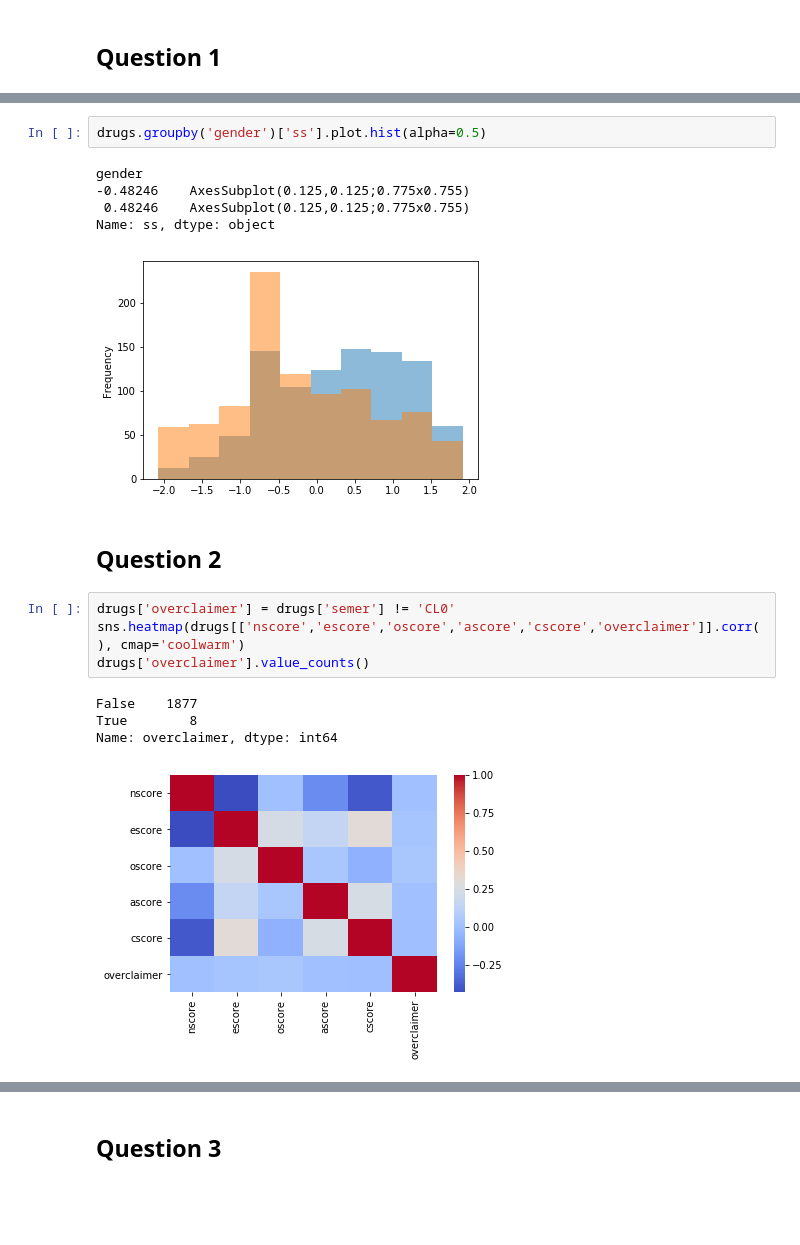
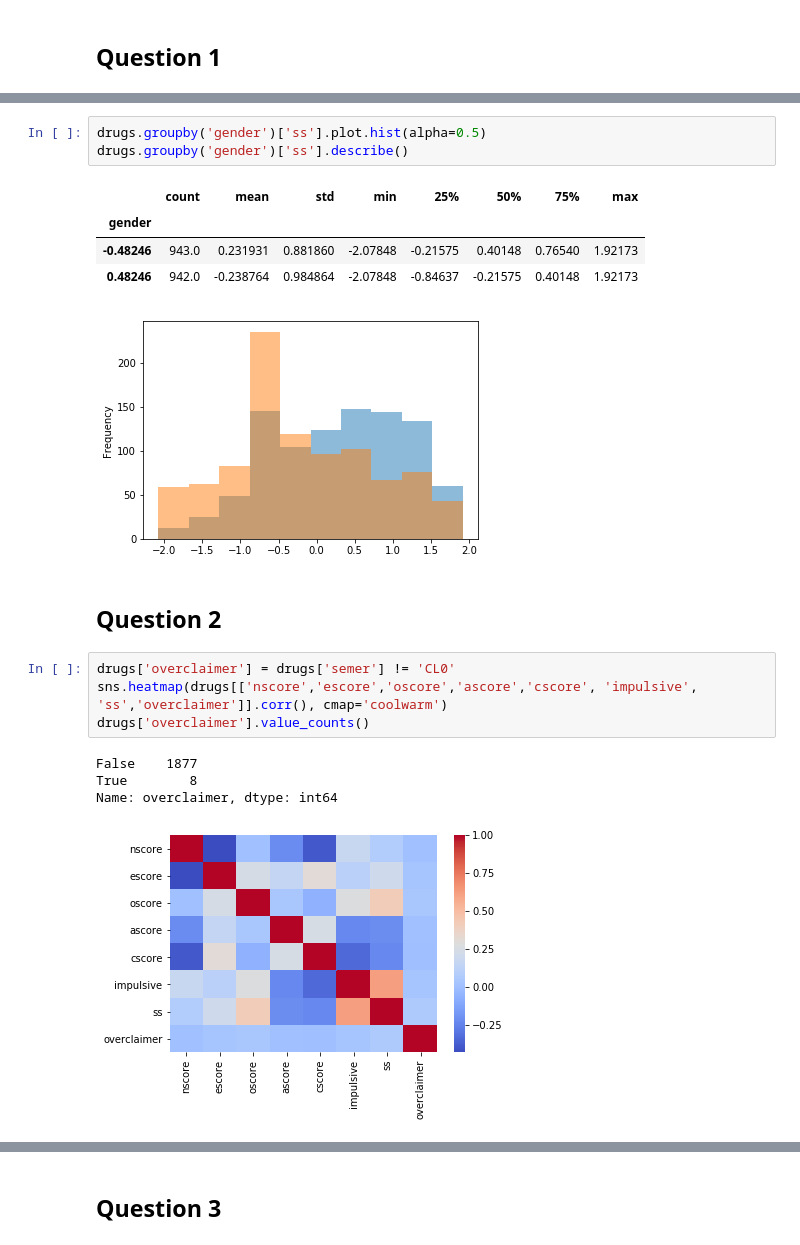
Before and after one commit to AndreMoukarzel/MAC0459, a Jupyter notebook: DataScienceEP1.ipynb, the cells around one changed output, grey strips where cells are left out. Drawn from its saved outputs; the diff is of its cells as text; blank space fills up the shorter version.

```diff
--- a/DataScienceEP1.ipynb
+++ b/DataScienceEP1.ipynb
@@ -89,19 +138,20 @@ Name: impulsive, dtype: object
 # %%
 drugs.groupby('gender')['ss'].plot.hist(alpha=0.5)
+drugs.groupby('gender')['ss'].describe()
 # %% [output]
-gender
--0.48246    AxesSubplot(0.125,0.125;0.775x0.755)
- 0.48246    AxesSubplot(0.125,0.125;0.775x0.755)
-Name: ss, dtype: object
+|  | count | mean | std | min | 25% | 50% | 75% | max |
+| gender |  |  |  |  |  |  |  |  |
+| -0.48246 | 943.0 | 0.231931 | 0.881860 | -2.07848 | -0.21575 | 0.40148 | 0.76540 | 1.92173 |
+| 0.48246 | 942.0 | -0.238764 | 0.984864 | -2.07848 | -0.84637 | -0.21575 | 0.40148 | 1.92173 |
 [figure]
 # %% [markdown]
 ## Question 2
 # %%
 drugs['overclaimer'] = drugs['semer'] != 'CL0'
-sns.heatmap(drugs[['nscore','escore','oscore','ascore','cscore','overclaimer']].corr(), cmap='coolwarm')
+sns.heatmap(drugs[['nscore','escore','oscore','ascore','cscore', 'impulsive', 'ss','overclaimer']].corr(), cmap='coolwarm')
 drugs['overclaimer'].value_counts()
 # %% [output]
 False    1877
 True        8
 Name: overclaimer, dtype: int64
-[figure, old version]
+[figure, new version]
```
Also changed, not shown: parts of 83 cells of this notebook.
